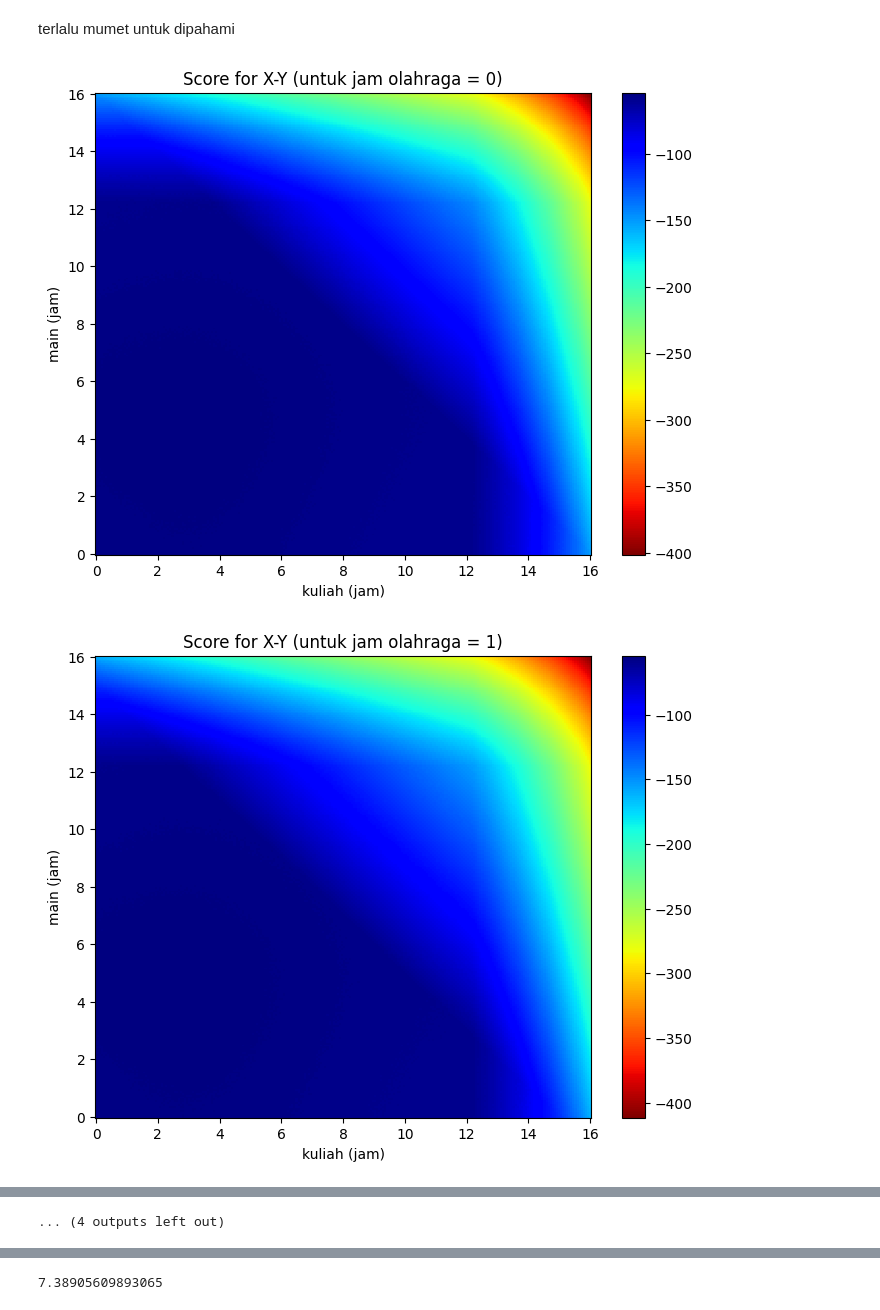
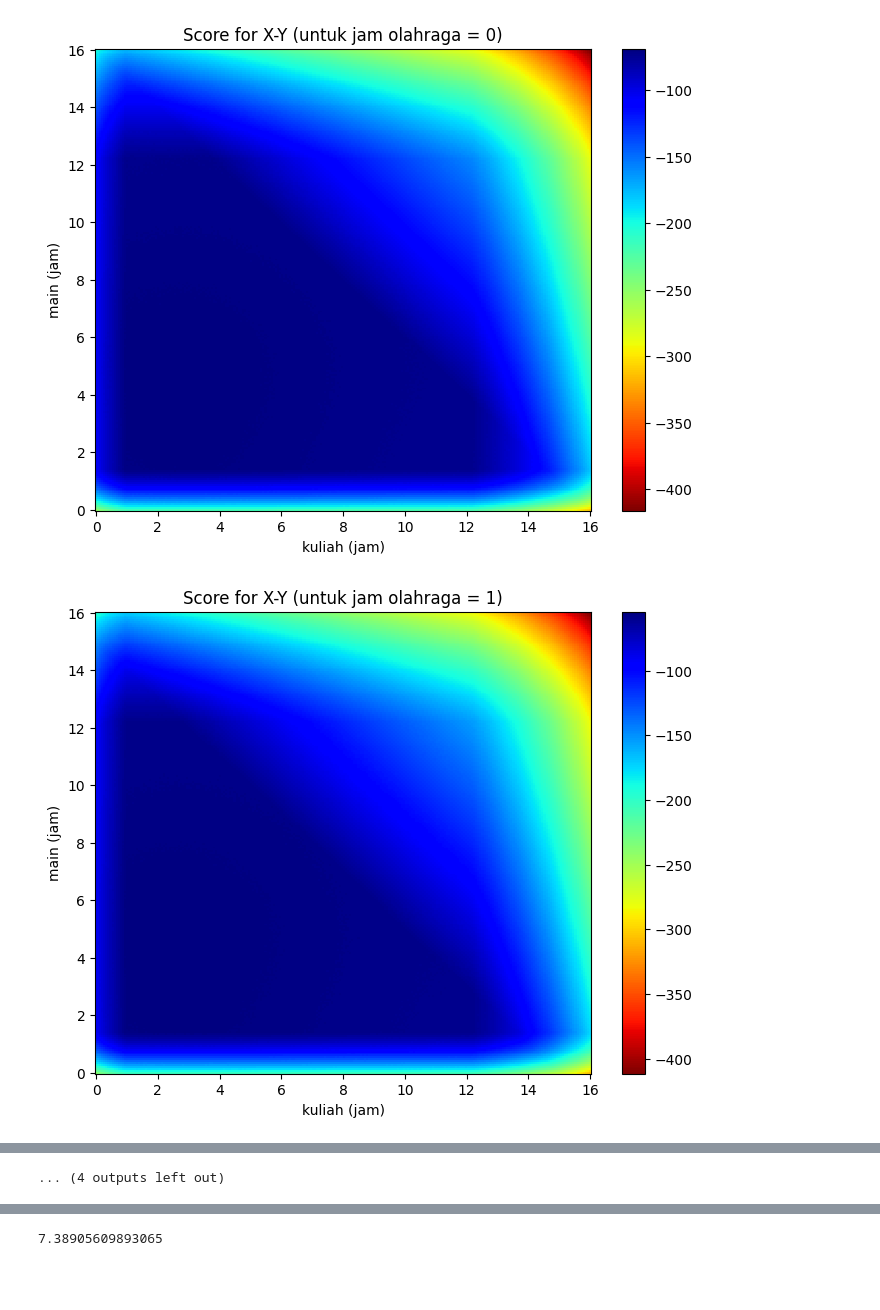
Before and after one commit to adriann03/NumericalMethods, a Jupyter notebook: 24083010090_AdrianVedaDarmawan_AnumA_5.ipynb, the cells around one changed output, grey strips where cells are left out. Drawn from its saved outputs; the diff is of its cells as text; code cells hidden in the pictures; blank space fills up the shorter version.

```diff
--- a/24083010090_AdrianVedaDarmawan_AnumA_5.ipynb
+++ b/24083010090_AdrianVedaDarmawan_AnumA_5.ipynb
@@ -1,5 +1,3 @@
-# %% [markdown]
-terlalu mumet untuk dipahami
 # %%
 import math
 import numpy as np
@@ -17,35 +15,48 @@ y = np.linspace(ymin, ymax, res) # main
 z = np.linspace(zmin, zmax, res) # olahraga
 
 # X-Y meshgrid, fix z at median value
 X, Y = np.meshgrid(x, y)
 for i in range(zmin, zmax):
     fixed_z = i
 
     kuliah_pref = np.exp(-((X - 4)**2) / 35)
     main_pref = np.exp(-((Y - 6)**2) / 35)
     exercise_pref = np.exp(-((fixed_z - 1)**2) / 25)
 
     total_waktu = X + Y + fixed_z
     total_penalty = np.exp((total_waktu / (24-istirahat)))
 
-    unoptimised_kuliah = math.e**3 * np.maximum(np.exp(((X - 10)) / 3.2) - 1, 1)   # kebanyakan lembur
-    unoptimised_main = math.e**3 * np.maximum(np.exp(((Y - 10)) / 3.2) - 1, 1)   # kebanyakan main
-    unoptimised_exercise = math.e**3 * np.maximum(np.exp(((fixed_z - 5)) / 3.2) - 1, 1)   # kebanyakan olahraga
+    unoptimised_kuliah = (
+        math.e**3
+        * np.maximum(np.exp(((X - 10)) / 3.2) - 1, 1)# kebanyakan lembur
+        * np.maximum(np.exp(((2 - X)) / 1.5) - 1, 1)
+    )
+    unoptimised_main = (
+        math.e**3
+        * np.maximum(np.exp(((Y - 10)) / 3.2) - 1, 1)# kebanyakan main
+        * np.maximum(np.exp(((2 - Y)) / 0.9) - 1, 1)
+    )
+    unoptimised_exercise = (
+        math.e**3
+        * np.maximum(np.exp(((fixed_z - 5)) / 3.2) - 1, 1)# kebanyakan olahraga
+        * np.maximum(np.exp(((1 - fixed_z)) / 1) - 1, 1)
+    )
     NPM = 90
+
     np.random.seed(NPM)
     noise = np.random.normal(loc=0.0, scale=0.1, size=X.shape)
 
     score = 10 * (0.4 * kuliah_pref + 0.4 * main_pref + 0.2 * exercise_pref)**2
     score = score / total_penalty + noise
     score -= 10 * np.maximum(total_waktu - (24-istirahat), 0)
     score -= unoptimised_kuliah + unoptimised_main + unoptimised_exercise
     plt.figure(figsize=(8, 6))
     c = plt.pcolormesh(X, Y, score, cmap='jet_r', shading='auto')
     plt.colorbar(c)
     plt.xlabel("kuliah (jam)")
     plt.ylabel("main (jam)")
     plt.title("Score for X-Y (untuk jam olahraga = {i})".format(i=fixed_z))
     plt.show()
 # %% [output]
-[figure, old version]
+[figure, new version]
-[figure, old version]
+[figure, new version]
```
Also changed, not shown: parts of 2 cells of this notebook.
